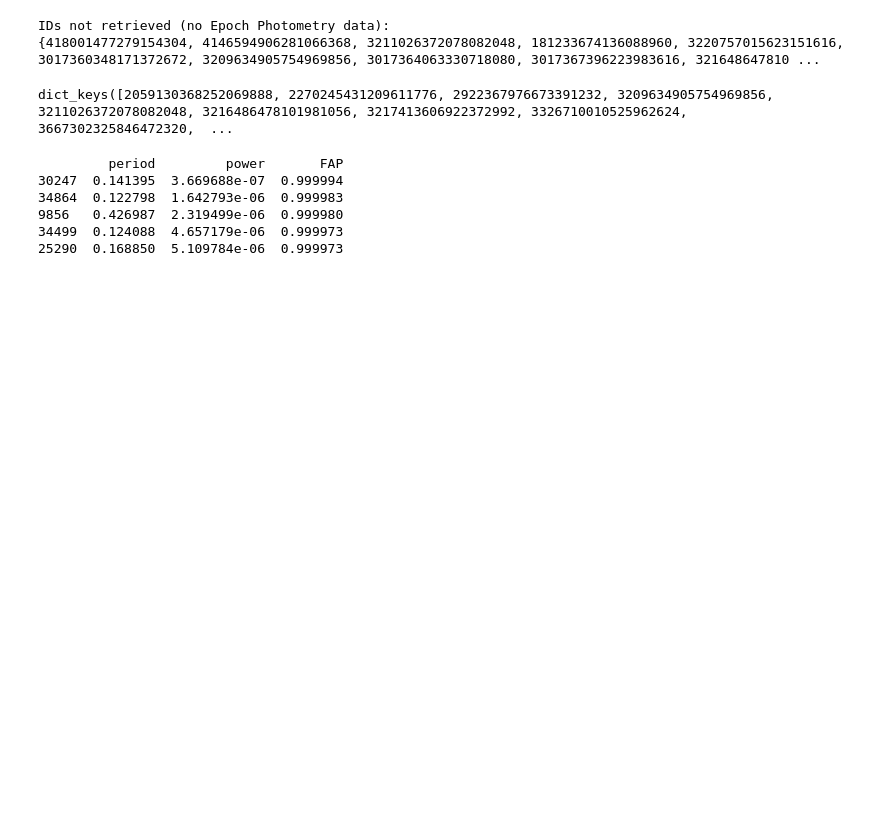
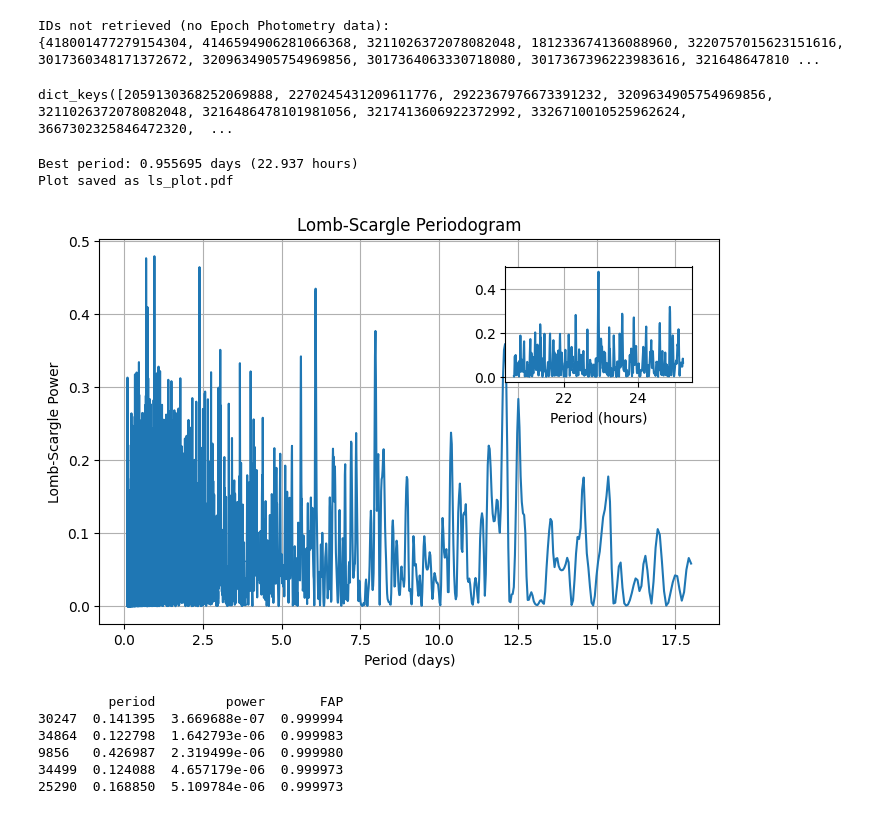
Before and after one commit to Mq1t/gaiadr3-analysis, a Jupyter notebook: notebooks/TestPeriodAnalysis.ipynb, the cells around one changed output. Saved outputs shown, nothing was run; the diff lists cells and outputs as text; code cells hidden in the pictures; blank space fills up the shorter version.

```diff
--- a/notebooks/TestPeriodAnalysis.ipynb
+++ b/notebooks/TestPeriodAnalysis.ipynb
@@ -20,7 +20,7 @@ source_ids = [
     2270245431209611776, 2272185759996420992, 1796736625538995072,
     3131334452194616192
 ]
-df = gi.query_by_datalink(source_ids)
+df = gi.query_by_datalink(source_ids, save_file = True, folder_name = 'testfolder')
 # %% [output]
 IDs not retrieved (no Epoch Photometry data):
 {418001477279154304, 4146594906281066368, 3211026372078082048, 181233674136088960, 3220757015623151616, 3017360348171372672, 3209634905754969856, 3017364063330718080, 3017367396223983616, 321648647810 ...
@@ -30,8 +30,12 @@ print(df.keys())
 dict_keys([2059130368252069888, 2270245431209611776, 2922367976673391232, 3209634905754969856, 3211026372078082048, 3216486478101981056, 3217413606922372992, 3326710010525962624, 3667302325846472320,  ...
 # %%
 df1 = df[2059130368252069888]
-data = ephot.lomb_scargle(df1['g_transit_time'], df1['g_transit_mag'], period_range = [0.1, 18])
+data = ephot.lomb_scargle(df1['g_transit_time'], df1['g_transit_mag'], period_range = [0.1, 18], plot=True,save_plot=True)
 #data = ephot.pdm(df1['g_transit_time'], df1['g_transit_mag'])
+# %% [output]
+Best period: 0.955695 days (22.937 hours)
+Plot saved as ls_plot.pdf
+[figure, added]
 # %%
 print(data.sort_values(by='power').head())
 # %% [output]
```
Also changed, not shown: parts of 1 cell of this notebook, 15 other files.
